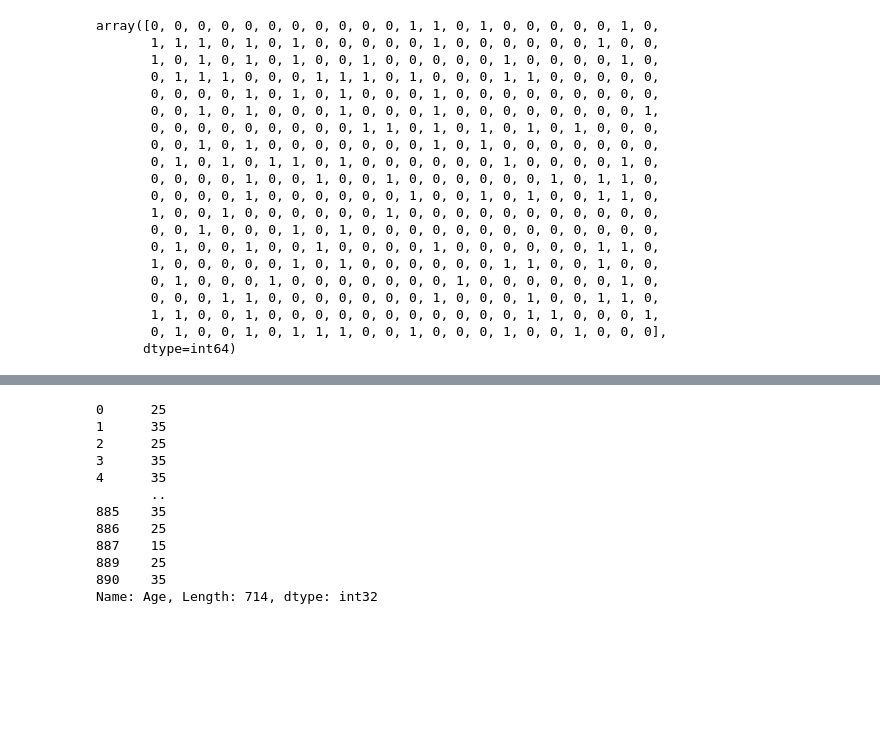
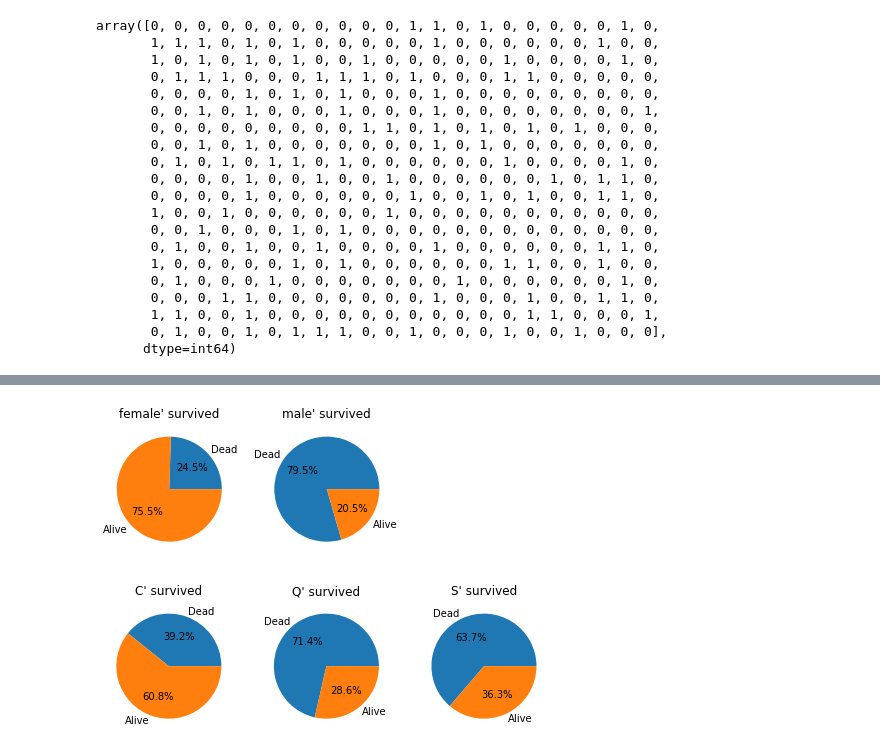
Before and after one commit to Chulwoong-Oh/ML01, a Jupyter notebook: decision_tree_r1.ipynb, the cells around one changed output, grey strips where cells are left out. Cells and saved outputs as stored; diff of their text form; code cells hidden in the pictures; blank space fills up the shorter version.

```diff
--- a/decision_tree_r1.ipynb
+++ b/decision_tree_r1.ipynb
@@ -133,18 +133,11 @@ tree = export_graphviz(model, feature_names = feature_name,
 graphviz.Source(tree)
 # %% [output]
 [drawing not drawn]
-# %%
-(titanic_train['Age'] / 10).astype(int) * 10 + 5
-# %% [output]
-0      25
-1      35
-2      25
-3      35
-4      35
-       ..
-885    35
-886    25
-887    15
-889    25
-890    35
-Name: Age, Length: 714, dtype: int32
+# %%
+c = rawstack.show_pie_chart(titanic_train, 'Sex')
+# %% [output]
+[figure, added]
+# %%
+c = rawstack.show_pie_chart(titanic_train, 'Embarked')
+# %% [output]
+[figure, added]
```
Also changed, not shown: parts of 3 cells of this notebook.
